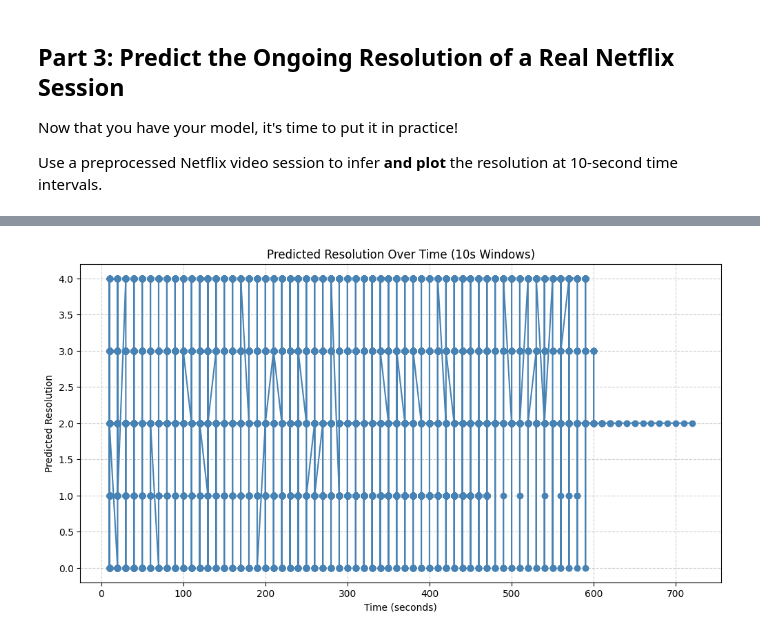
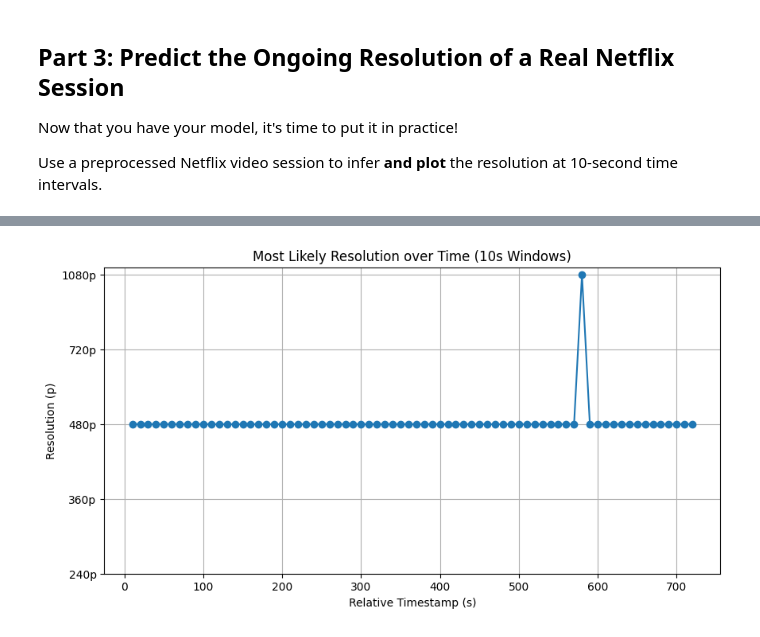
Before and after one commit to noise-course/video-quality-of-experience-hcarpenter4, a Jupyter notebook: 1-Video-Quality-Inference.ipynb, the cells around one changed output, grey strips where cells are left out. Saved outputs shown, nothing was run; the diff lists cells and outputs as text; code cells hidden in the pictures.

```diff
--- a/1-Video-Quality-Inference.ipynb
+++ b/1-Video-Quality-Inference.ipynb
@@ -214,12 +214,6 @@ netflix_video = pd.read_pickle("/Users/hudsoncarpenter/Downloads/netflix_dataset
 # %%
 valid_res = {240, 360, 480, 720, 1080}
 netflix_video = netflix_video[netflix_video["resolution"].isin(valid_res)]
-
-# Sort by timestamp
-netflix_video = netflix_video.sort_values('relative_timestamp')
-
-# Optionally filter to keep only positive timestamps or realistic time progression
-netflix_video = netflix_video[netflix_video['relative_timestamp'] >= 0]
 # %% [markdown]
 2. The file also contains columns that are unnecessary (in fact, unhelpful!) for performing predictions. Identify those columns, and remove them.
 # %%
@@ -454,26 +445,80 @@ x_full_scaled = scaler.transform(x_full)
 # 3️⃣ Apply the trained final model
 y_full_pred = final_model.predict(x_full_scaled)
 
-netflix_video_clean["predicted_resolution"] = y_full_pred
+netflix_video_results = netflix_video_clean.sort_values("relative_timestamp")
+netflix_video_results['predicted_resolution'] = y_full_pred
 
 # Optional: evaluate overall performance on full dataset
 acc_full = accuracy_score(y_full, y_full_pred)
 print(f"Full Dataset Accuracy: {acc_full:.4f}")
 
-# Plot ------------------------------------------------------------------------
+# Plot most frequent resolution over time -------------------------------------
+# Plot the dominant resolution per 10s interval
+df = netflix_video_results.copy()
+df = df.sort_values('relative_timestamp').reset_index(drop=True)
 
-# 1️⃣ Ensure timestamps are sorted
-netflix_video_results = netflix_video_clean.sort_values("relative_timestamp")
+# Define time window size (10 seconds)
+window_size = 10
 
-# 4️⃣ Plot the trend
-plt.figure(figsize=(12, 6))
-plt.plot(netflix_video_results["relative_timestamp"],
-         netflix_video_results["predicted_resolution"],
-         marker="o", linestyle="-", color="steelblue")
+# Assign each timestamp to a time window
+df['time_group'] = (df['relative_timestamp'] // window_size).astype(int)
 
-plt.title("Predicted Resolution Over Time (10s Windows)")
-plt.xlabel("Time (seconds)")
-plt.ylabel("Predicted Resolution")
-plt.grid(True, linestyle="--", alpha=0.6)
+# Compute mode predicted_resolution per 10-second window
+grouped = (
+    df.groupby('time_group')
+    .agg({
+        'relative_timestamp': 'mean',
+        'predicted_resolution': lambda x: x.mode().iloc[0] if not x.mode().empty else None
+    })
+)
+
+# Map numeric codes to resolution labels
+resolution_map = {
+    0: '240p',
+    1: '360p',
+    2: '480p',
+    3: '720p',
+    4: '1080p'
+}
+grouped['predicted_resolution_label'] = grouped['predicted_resolution'].map(resolution_map)
+
+# Plot
+plt.figure(figsize=(10, 5))
+plt.plot(
+    grouped['relative_timestamp'],
+    grouped['predicted_resolution'],
+    marker='o', linestyle='-'
+)
+plt.xlabel('Relative Timestamp (s)')
+plt.ylabel('Resolution (p)')
+plt.title('Most Likely Resolution over Time (10s Windows)')
+plt.yticks(list(resolution_map.keys()), list(resolution_map.values()))
+plt.grid(True)
 plt.show()
+
+
+# Plot every 1000 rows ------------------------------------------------------
+# Copy and reset index
+df = netflix_video_results.copy().reset_index(drop=True)
+
+# Take every 1000th row
+df_sampled = df.iloc[::1000, :]
+
+# Map numeric codes to resolution labels
+resolution_map = {
+    0: '240p',
+    1: '360p',
+    2: '480p',
+    3: '720p',
+    4: '1080p'
+}
+
+plt.figure(figsize=(10, 5))
+plt.plot(df_sampled.index, df_sampled['predicted_resolution'], marker='o', linestyle='-')
+plt.xlabel('Sample Index (every 10th row)')
+plt.ylabel('Resolution (p)')
+plt.title('Predicted Resolution (Sampled Every 1000 Rows)')
+plt.yticks(list(resolution_map.keys()), list(resolution_map.values()))
+plt.grid(True)
+plt.show()
 # %% [output]
@@ -481 +526 @@ Full Dataset Accuracy: 0.8025
-[figure, old version]
+[figure, new version]
```
Also changed, not shown: parts of 6 cells of this notebook.
